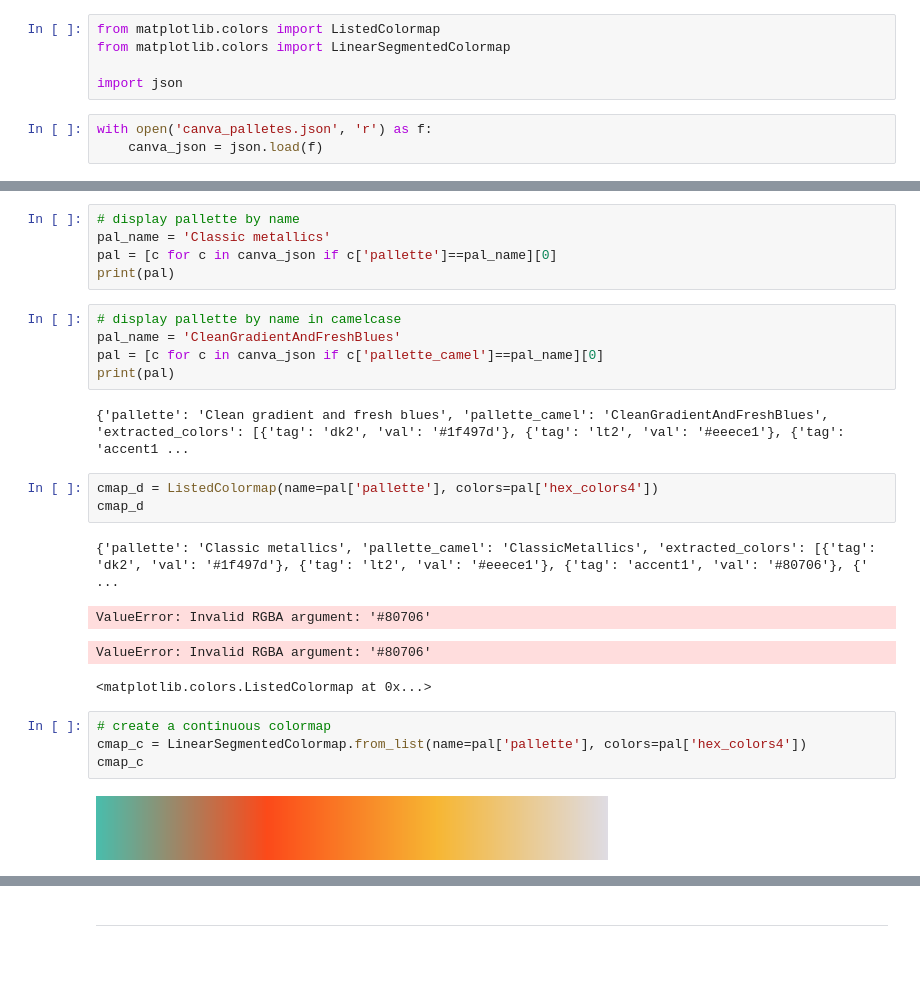
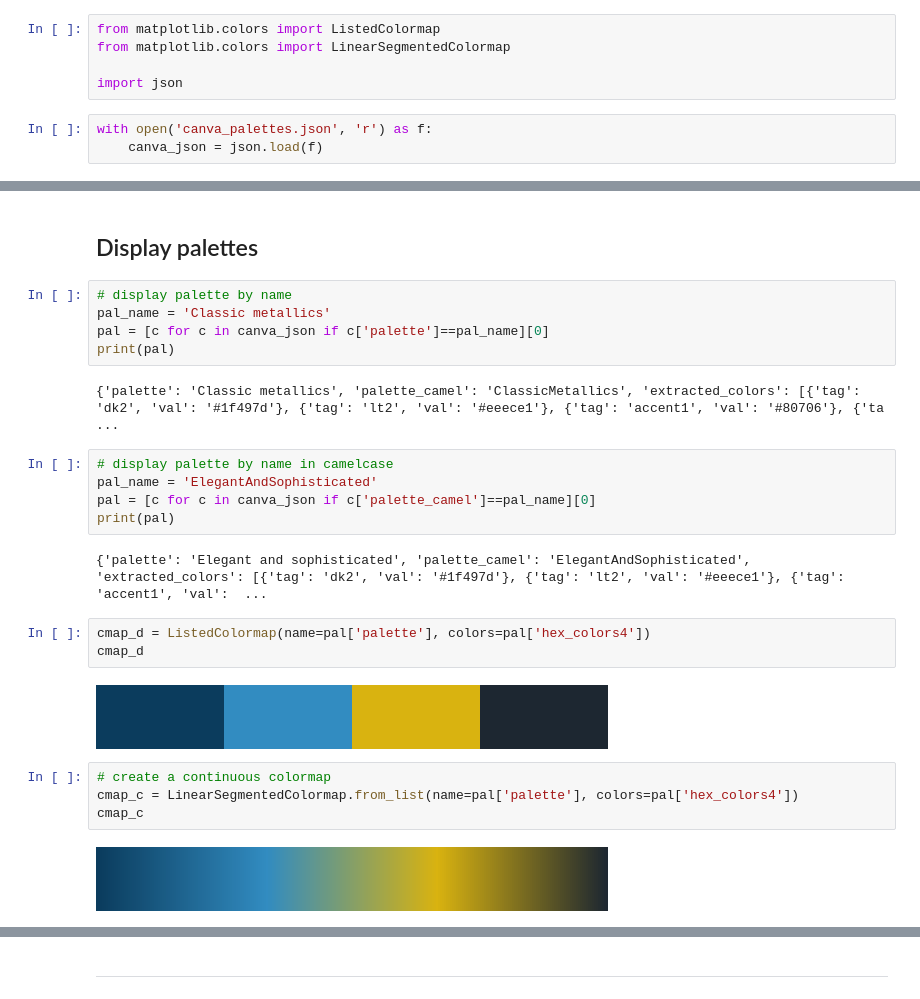
Before and after one commit to paniterka/canva_palettes, a Jupyter notebook: register_json_as_cmap.ipynb, the cells around one changed output, grey strips where cells are left out. Saved outputs shown, nothing was run; the diff lists cells and outputs as text; blank space fills up the shorter version.

Commit message:
script with corrections, create snippets for cmap operations

```diff
--- a/register_json_as_cmap.ipynb
+++ b/register_json_as_cmap.ipynb
@@ -7,5 +7,5 @@ from matplotlib.colors import LinearSegmentedColormap
 
 import json
 # %%
-with open('canva_palletes.json', 'r') as f:
+with open('canva_palettes.json', 'r') as f:
     canva_json = json.load(f)
@@ -42,32 +65,33 @@ s = ',   '.join([c['pallette_camel'] for c in canva_json])
 print(s)
 # %% [output]
 1950SKitchen,   AntiqueAndClean,   AntiqueTones,   AquaBlues,   ArtHistoryInspired,   ArticSunrise,   AutumnInVermont,   AutumnOrangesAndComplemtentaryNeutrals,   BackToSchool,   BerryBlues,   BeyondB ...
+# %% [markdown]
+## Display palettes
 # %%
-# display pallette by name
+# display palette by name
 pal_name = 'Classic metallics'
-pal = [c for c in canva_json if c['pallette']==pal_name][0]
+pal = [c for c in canva_json if c['palette']==pal_name][0]
 print(pal)
+# %% [output]
+{'palette': 'Classic metallics', 'palette_camel': 'ClassicMetallics', 'extracted_colors': [{'tag': 'dk2', 'val': '#1f497d'}, {'tag': 'lt2', 'val': '#eeece1'}, {'tag': 'accent1', 'val': '#80706'}, {'ta ...
 # %%
-# display pallette by name in camelcase
-pal_name = 'CleanGradientAndFreshBlues'
-pal = [c for c in canva_json if c['pallette_camel']==pal_name][0]
+# display palette by name in camelcase
+pal_name = 'ElegantAndSophisticated'
+pal = [c for c in canva_json if c['palette_camel']==pal_name][0]
 print(pal)
 # %% [output]
-{'pallette': 'Clean gradient and fresh blues', 'pallette_camel': 'CleanGradientAndFreshBlues', 'extracted_colors': [{'tag': 'dk2', 'val': '#1f497d'}, {'tag': 'lt2', 'val': '#eeece1'}, {'tag': 'accent1 ...
+{'palette': 'Elegant and sophisticated', 'palette_camel': 'ElegantAndSophisticated', 'extracted_colors': [{'tag': 'dk2', 'val': '#1f497d'}, {'tag': 'lt2', 'val': '#eeece1'}, {'tag': 'accent1', 'val':  ...
 # %%
-cmap_d = ListedColormap(name=pal['pallette'], colors=pal['hex_colors4'])
+cmap_d = ListedColormap(name=pal['palette'], colors=pal['hex_colors4'])
 cmap_d
 # %% [output]
-{'pallette': 'Classic metallics', 'pallette_camel': 'ClassicMetallics', 'extracted_colors': [{'tag': 'dk2', 'val': '#1f497d'}, {'tag': 'lt2', 'val': '#eeece1'}, {'tag': 'accent1', 'val': '#80706'}, {' ...
-ValueError: Invalid RGBA argument: '#80706'
-ValueError: Invalid RGBA argument: '#80706'
-<matplotlib.colors.ListedColormap at 0x...>
+[figure, added]
 # %%
 # create a continuous colormap
-cmap_c = LinearSegmentedColormap.from_list(name=pal['pallette'], colors=pal['hex_colors4'])
+cmap_c = LinearSegmentedColormap.from_list(name=pal['palette'], colors=pal['hex_colors4'])
 cmap_c
 # %% [output]
-[figure, old version]
+[figure, new version]
 # %%
 # convert the discrete map into a continuous map
 LinearSegmentedColormap.from_list(cmap_d.name, cmap_d.colors)
```
Also changed, not shown: parts of 30 cells of this notebook, 5 other files.
